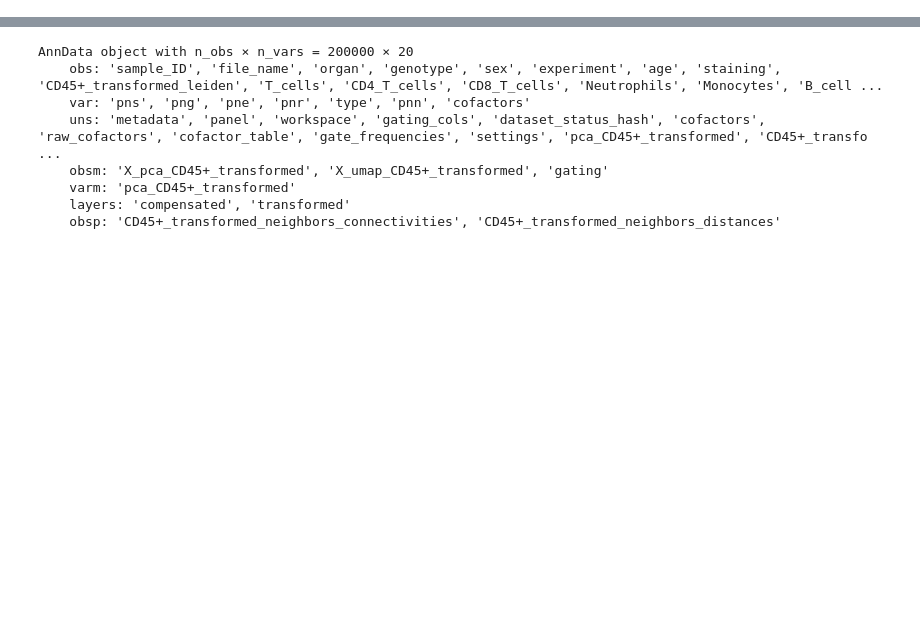
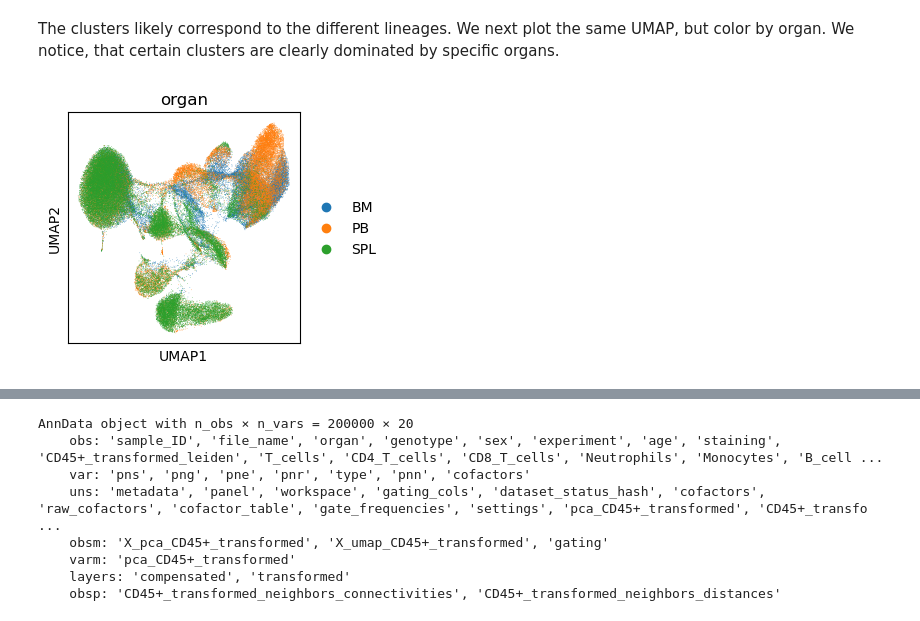
Before and after one commit to rgb-lab/FACSPy, a Jupyter notebook: vignettes/mouse_lineages/05_dataset_analysis_single_cell.ipynb, the cells around one changed output, grey strips where cells are left out. Saved outputs shown, nothing was run; the diff lists cells and outputs as text; code cells hidden in the pictures; blank space fills up the shorter version.

```diff
--- a/vignettes/mouse_lineages/05_dataset_analysis_single_cell.ipynb
+++ b/vignettes/mouse_lineages/05_dataset_analysis_single_cell.ipynb
@@ -8,0 +127,7 @@ import FACSPy as fp
+# %% [markdown]
+The clusters likely correspond to the different lineages. We next plot the same UMAP, but color by organ. We notice, that certain clusters are clearly dominated by specific organs.
+# %%
+fp.pl.umap(dataset,
+           color = "organ")
+# %% [output]
+[figure, added]
```
Also changed, not shown: parts of 38 cells of this notebook, 2 other files.
